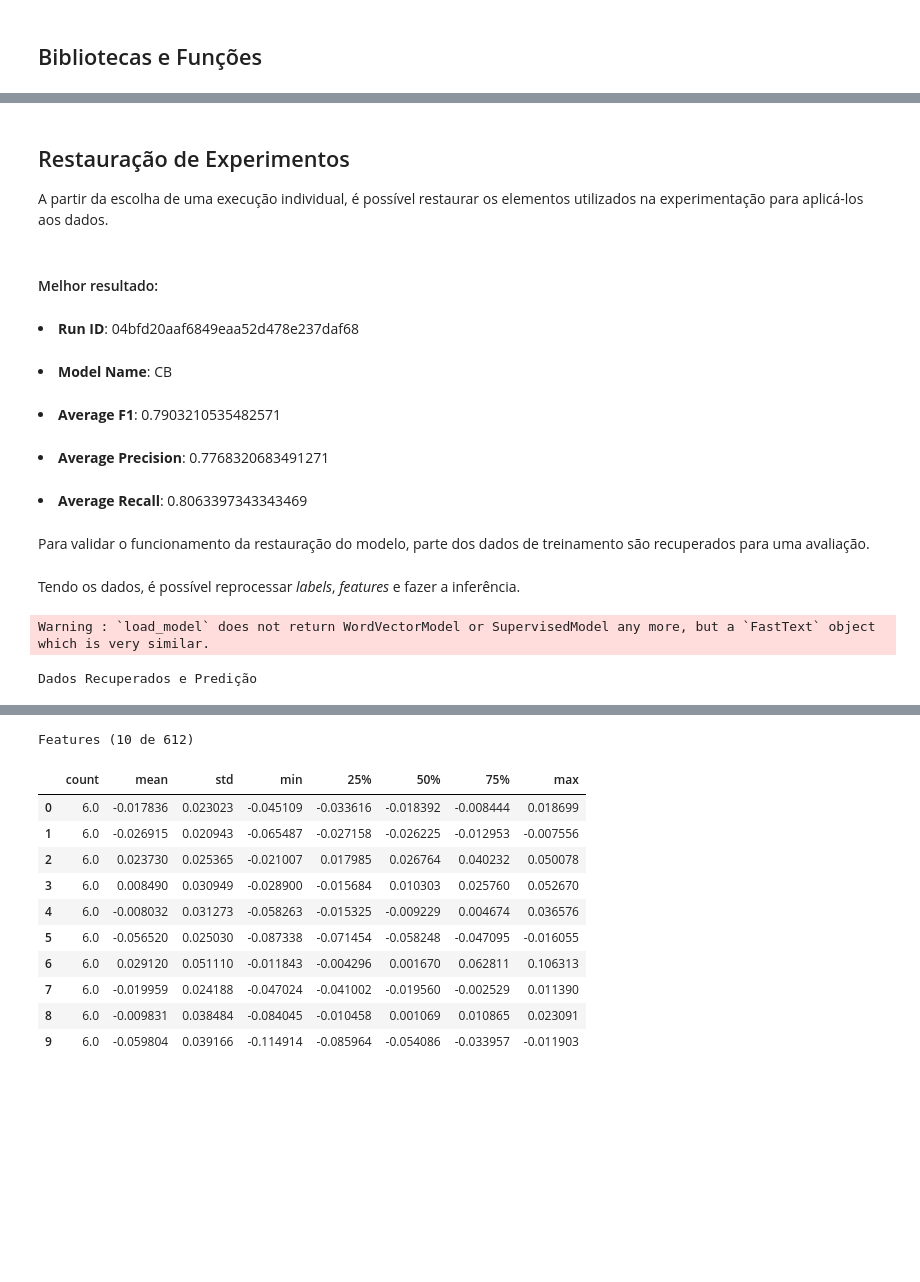
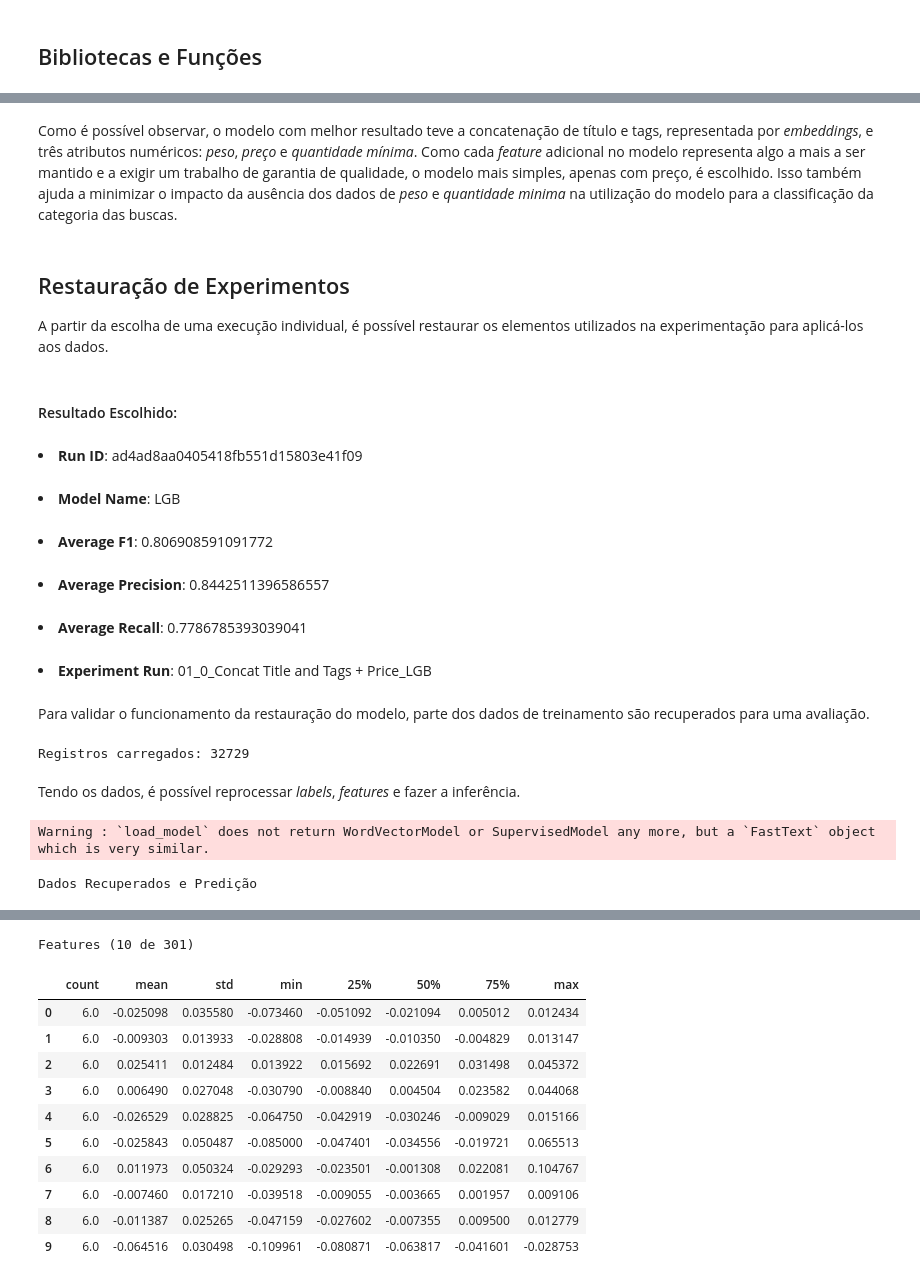
Before and after one commit to brunovilar/desafio-data-science-elo7, a Jupyter notebook: notebooks/03.1_Historico_de_Experimentos.ipynb, the cells around one changed output, grey strips where cells are left out. Cells and saved outputs as stored; diff of their text form; code cells hidden in the pictures; blank space fills up the shorter version.

Commit message:
Analyze experiments and check model results

```diff
--- a/notebooks/03.1_Historico_de_Experimentos.ipynb
+++ b/notebooks/03.1_Historico_de_Experimentos.ipynb
@@ -72,3 +103,5 @@ columns_to_show = ['experiment_name', 'tags.mlflow.runName', 'run_id', 'experime
+# %% [markdown]
+Como é possível observar, o modelo com melhor resultado teve a concatenação de título e tags, representada por *embeddings*, e três atributos numéricos: *peso*, *preço* e *quantidade mínima*. Como cada *feature* adicional no modelo representa algo a mais a ser mantido e a exigir um trabalho de garantia de qualidade, o modelo mais simples, apenas com preço, é escolhido. Isso também ajuda a minimizar o impacto da ausência dos dados de *peso* e *quantidade minima* na utilização do modelo para a classificação da categoria das buscas.
 # %% [markdown]
 ## Restauração de Experimentos
 
@@ -77,10 +110,7 @@ A partir da escolha de uma execução individual, é possível restaurar os elem
 # Restaura o experimento pelo maior valor de F1 Médio (entre as classes)
 best_experiments_results = mlflow.search_runs(experiment_ids=[EXPERIMENT_ID], max_results=100, order_by=['metrics.f1 DESC'], filter_string='attributes.status="FINISHED"')
 best_experiment = (best_experiments_results
- .loc[lambda f: ~f['params.model_name'].isna()]
- .sort_values(by='metrics.f1', ascending=False)
- .drop_duplicates(['params.model_name'])
- .loc[lambda f: f['params.model_name'] == 'CB']
+ .loc[lambda f: f['run_id'] == 'ad4ad8aa0405418fb551d15803e41f09']
  .iloc[0]
 )
 
@@ -88,12 +118,13 @@ best_experiment = (best_experiments_results
 artifact_uri = best_experiment["artifact_uri"]
 
 # Mostra as principais informações da execução
-display(HTML('<h4>Melhor resultado:</h4>'))
+display(HTML('<h4>Resultado Escolhido:</h4>'))
 for name, key in [('Run ID', 'run_id'),
                   ('Model Name', 'params.model_name'),
                   ('Average F1', 'metrics.f1'),
                   ('Average Precision', 'metrics.precision'),
                   ('Average Recall', 'metrics.recall'),
+                  ('Experiment Run', 'tags.mlflow.runName'),
                  ]:
     display(HTML(f'<li><strong>{name}</strong>: {best_experiment[key]}</li>'))
 
@@ -115,37 +146,47 @@ label_encoder_path = str(Path(best_experiment['artifact_uri']
                                        best_experiment['tags.mlflow.parentRunId'])).joinpath('label_encoder'))
 label_encoder_model = mlflow.sklearn.load_model(label_encoder_path)
 # %% [output]
-Melhor resultado:
+Resultado Escolhido:
-Run ID: 04bfd20aaf6849eaa52d478e237daf68
+Run ID: ad4ad8aa0405418fb551d15803e41f09
-Model Name: CB
+Model Name: LGB
-Average F1: 0.7903210535482571
+Average F1: 0.806908591091772
-Average Precision: 0.7768320683491271
+Average Precision: 0.8442511396586557
-Average Recall: 0.8063397343343469
+Average Recall: 0.7786785393039041
+Experiment Run: 01_0_Concat Title and Tags + Price_LGB
 # %% [markdown]
 Para validar o funcionamento da restauração do modelo, parte dos dados de treinamento são recuperados para uma avaliação.
 # %%
-columns_to_read = ['title', 'concatenated_tags', 'price', 'weight', 'express_delivery', 'minimum_quantity', 'category', 'creation_date']
+columns_to_read = ['product_id', 'title', 'concatenated_tags', 'price', 'weight', 'express_delivery', 'minimum_quantity', 'category', 'creation_date']
 frame = (pd
          .read_csv(str(Path(settings.DATA_PATH).joinpath('interim', 'training.csv')), usecols=columns_to_read)
-         .drop_duplicates('category')
-         .sort_values(by='category')
+         .drop_duplicates()  # Manter mais de uma ocorrência de produto apenas se existir variação nos dados
         )
+print(f'Registros carregados: {len(frame)}')
+# %% [output]
+Registros carregados: 32729
 # %% [markdown]
 Tendo os dados, é possível reprocessar *labels*, *features* e fazer a inferência.
 # %%
+sample_frame = (frame
+                .drop_duplicates('category')
+                .sort_values(by='category')
+               )
+
 # Processa os dados para inferência
-features = preprocessing_model.predict(frame)
+features = preprocessing_model.predict(sample_frame)
 
 # Realiza a inferência
-frame['pred'] = model.predict(features)
+sample_frame['pred'] = model.predict(features)
 
 # Codificar labels
-frame['label'] = label_encoder_model.transform(frame.category)
+sample_frame['label'] = label_encoder_model.transform(sample_frame.category)
 
-display_side_by_side([frame,
+display_side_by_side([sample_frame,
                       pd.DataFrame(features).describe().T.head(10)],
                      ['Dados Recuperados e Predição',
                       f'Features (10 de {features.shape[1]})'])
+
+del sample_frame, features
 # %% [output]
 Warning : `load_model` does not return WordVectorModel or SupervisedModel any more, but a `FastText` object which is very similar.
 Dados Recuperados e Predição
@@ -159,12 +200,12 @@ Dados Recuperados e Predição
-Features (10 de 612)
+Features (10 de 301)
 |  | count | mean | std | min | 25% | 50% | 75% | max |
-| 0 | 6.0 | -0.017836 | 0.023023 | -0.045109 | -0.033616 | -0.018392 | -0.008444 | 0.018699 |
-| 1 | 6.0 | -0.026915 | 0.020943 | -0.065487 | -0.027158 | -0.026225 | -0.012953 | -0.007556 |
-| 2 | 6.0 | 0.023730 | 0.025365 | -0.021007 | 0.017985 | 0.026764 | 0.040232 | 0.050078 |
-| 3 | 6.0 | 0.008490 | 0.030949 | -0.028900 | -0.015684 | 0.010303 | 0.025760 | 0.052670 |
-| 4 | 6.0 | -0.008032 | 0.031273 | -0.058263 | -0.015325 | -0.009229 | 0.004674 | 0.036576 |
-| 5 | 6.0 | -0.056520 | 0.025030 | -0.087338 | -0.071454 | -0.058248 | -0.047095 | -0.016055 |
-| 6 | 6.0 | 0.029120 | 0.051110 | -0.011843 | -0.004296 | 0.001670 | 0.062811 | 0.106313 |
-| 7 | 6.0 | -0.019959 | 0.024188 | -0.047024 | -0.041002 | -0.019560 | -0.002529 | 0.011390 |
-| 8 | 6.0 | -0.009831 | 0.038484 | -0.084045 | -0.010458 | 0.001069 | 0.010865 | 0.023091 |
-| 9 | 6.0 | -0.059804 | 0.039166 | -0.114914 | -0.085964 | -0.054086 | -0.033957 | -0.011903 |
+| 0 | 6.0 | -0.025098 | 0.035580 | -0.073460 | -0.051092 | -0.021094 | 0.005012 | 0.012434 |
+| 1 | 6.0 | -0.009303 | 0.013933 | -0.028808 | -0.014939 | -0.010350 | -0.004829 | 0.013147 |
+| 2 | 6.0 | 0.025411 | 0.012484 | 0.013922 | 0.015692 | 0.022691 | 0.031498 | 0.045372 |
+| 3 | 6.0 | 0.006490 | 0.027048 | -0.030790 | -0.008840 | 0.004504 | 0.023582 | 0.044068 |
+| 4 | 6.0 | -0.026529 | 0.028825 | -0.064750 | -0.042919 | -0.030246 | -0.009029 | 0.015166 |
+| 5 | 6.0 | -0.025843 | 0.050487 | -0.085000 | -0.047401 | -0.034556 | -0.019721 | 0.065513 |
+| 6 | 6.0 | 0.011973 | 0.050324 | -0.029293 | -0.023501 | -0.001308 | 0.022081 | 0.104767 |
+| 7 | 6.0 | -0.007460 | 0.017210 | -0.039518 | -0.009055 | -0.003665 | 0.001957 | 0.009106 |
+| 8 | 6.0 | -0.011387 | 0.025265 | -0.047159 | -0.027602 | -0.007355 | 0.009500 | 0.012779 |
+| 9 | 6.0 | -0.064516 | 0.030498 | -0.109961 | -0.080871 | -0.063817 | -0.041601 | -0.028753 |
```
Also changed, not shown: parts of 20 cells of this notebook.
